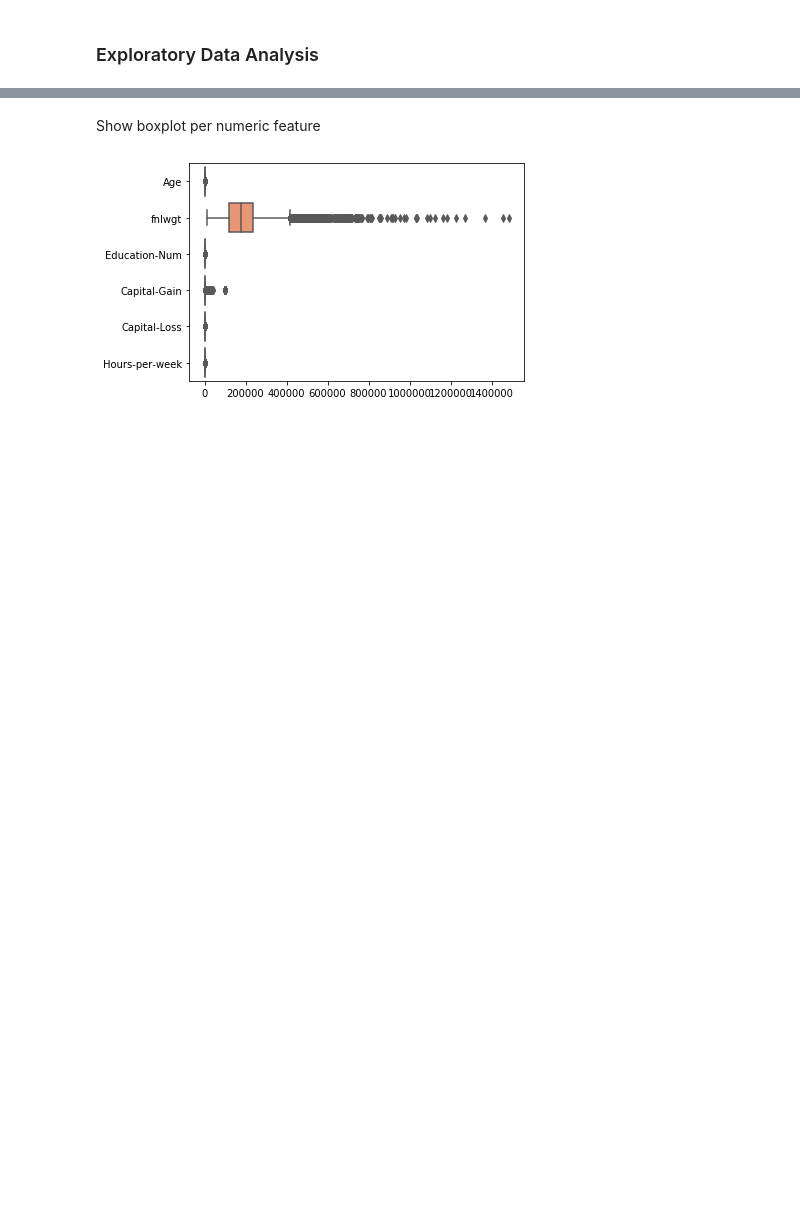
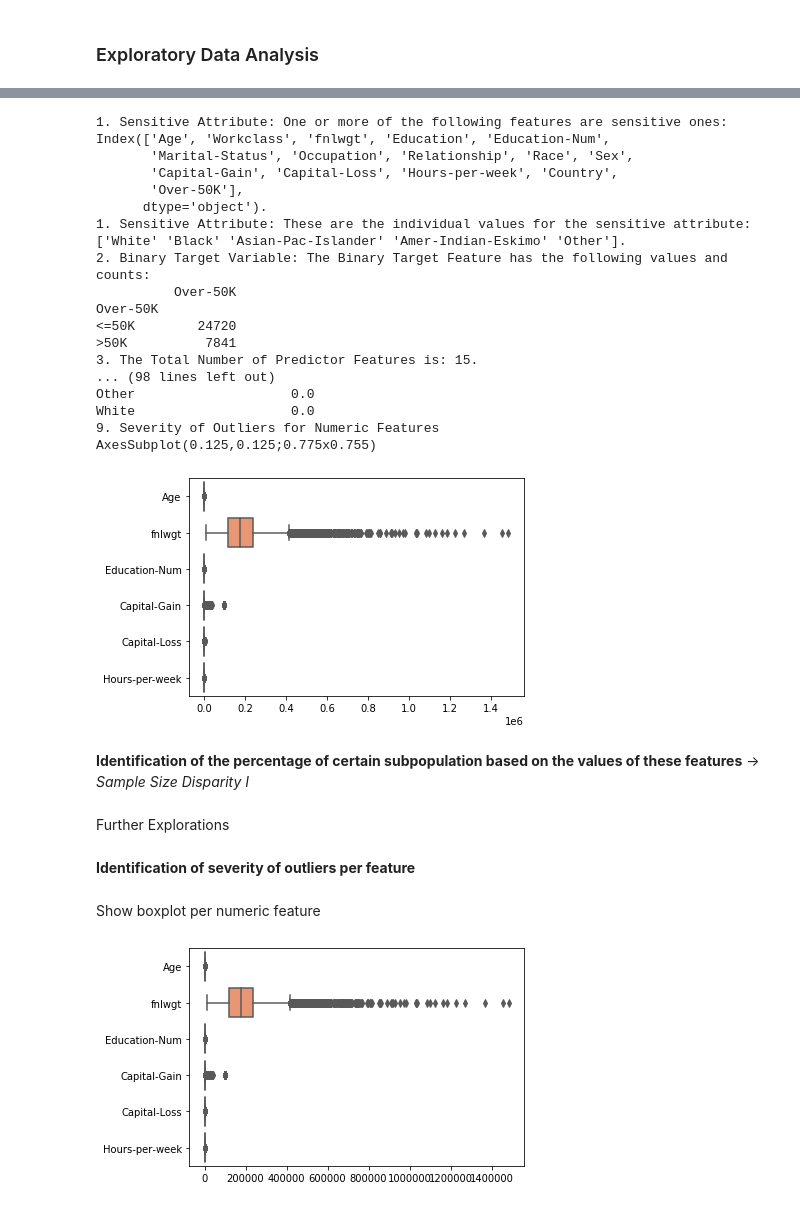
Before and after one commit to NilsBahr94/Master_Thesis_Algorithmic-Bias-in-AI, a Jupyter notebook: Master_Thesis_Algorithmic_Bias_Analysis.ipynb, the cells around one changed output, grey strips where cells are left out. Drawn from its saved outputs; the diff is of its cells as text; code cells hidden in the pictures; blank space fills up the shorter version.

```diff
--- a/Master_Thesis_Algorithmic_Bias_Analysis.ipynb
+++ b/Master_Thesis_Algorithmic_Bias_Analysis.ipynb
@@ -949,0 +1015,23 @@ No problems with NA
+# %%
+eda_descr_stats(data = df_3_adult, disc_feature= "Race", disc_min_value="Black", label = "Over-50K")
+# %% [output]
+1. Sensitive Attribute: One or more of the following features are sensitive ones: Index(['Age', 'Workclass', 'fnlwgt', 'Education', 'Education-Num',
+       'Marital-Status', 'Occupation', 'Relationship', 'Race', 'Sex',
+       'Capital-Gain', 'Capital-Loss', 'Hours-per-week', 'Country',
+       'Over-50K'],
+      dtype='object').
+1. Sensitive Attribute: These are the individual values for the sensitive attribute: ['White' 'Black' 'Asian-Pac-Islander' 'Amer-Indian-Eskimo' 'Other'].
+2. Binary Target Variable: The Binary Target Feature has the following values and counts:
+          Over-50K
+Over-50K
+<=50K        24720
+>50K          7841
+3. The Total Number of Predictor Features is: 15.
+... (98 lines left out)
+Other                    0.0
+White                    0.0
+9. Severity of Outliers for Numeric Features
+AxesSubplot(0.125,0.125;0.775x0.755)
+[figure, added]
+# %% [markdown]
+**Identification of the percentage of certain subpopulation based on the values of these features** -> *Sample Size Disparity I*
@@ -949,0 +1067,2 @@ No problems with NA
+# %% [markdown]
+Further Explorations
@@ -950,2 +1125,4 @@ No problems with NA
+# %% [markdown]
+**Identification of severity of outliers per feature**
 # %% [markdown]
 Show boxplot per numeric feature
```
Also changed, not shown: parts of 245 cells of this notebook.
